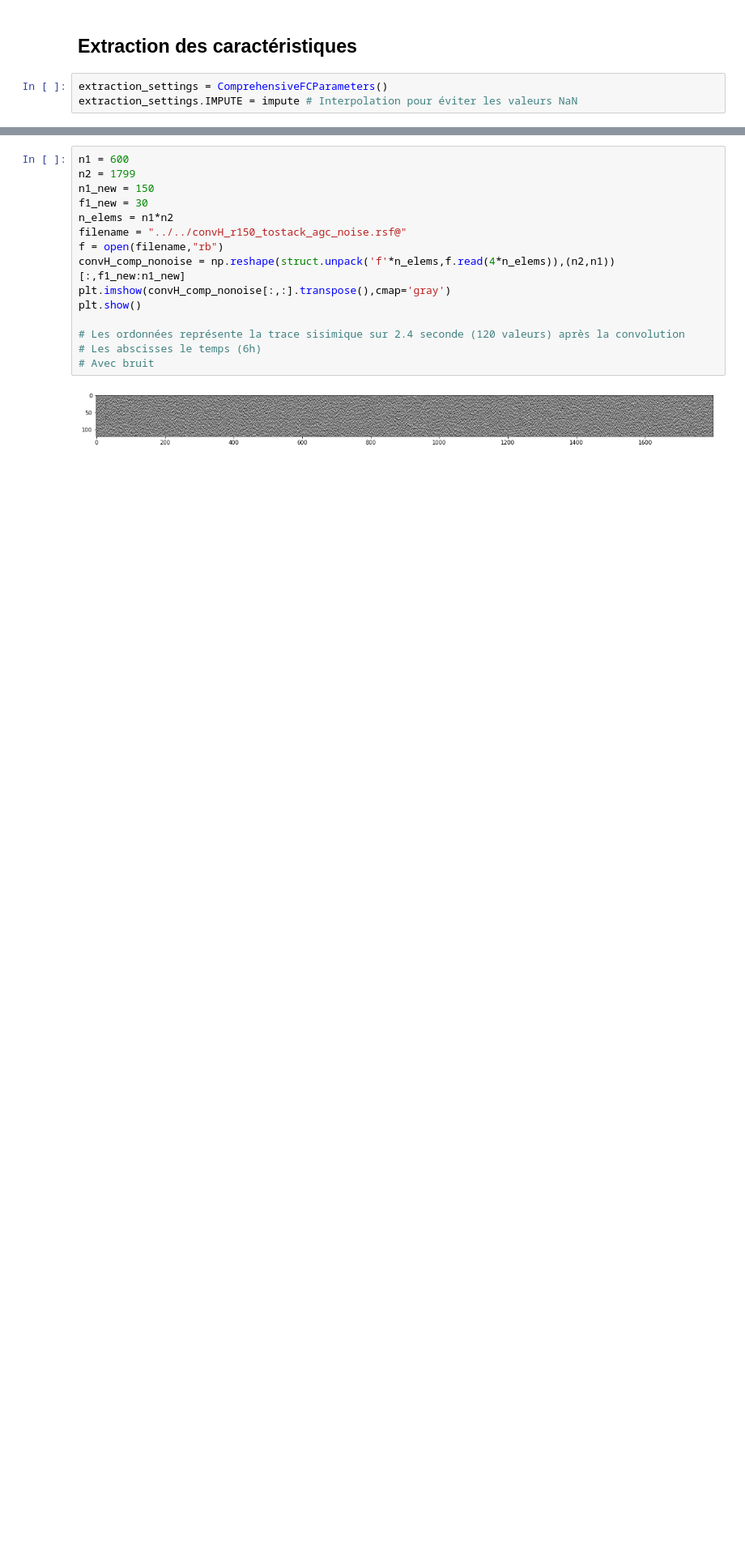
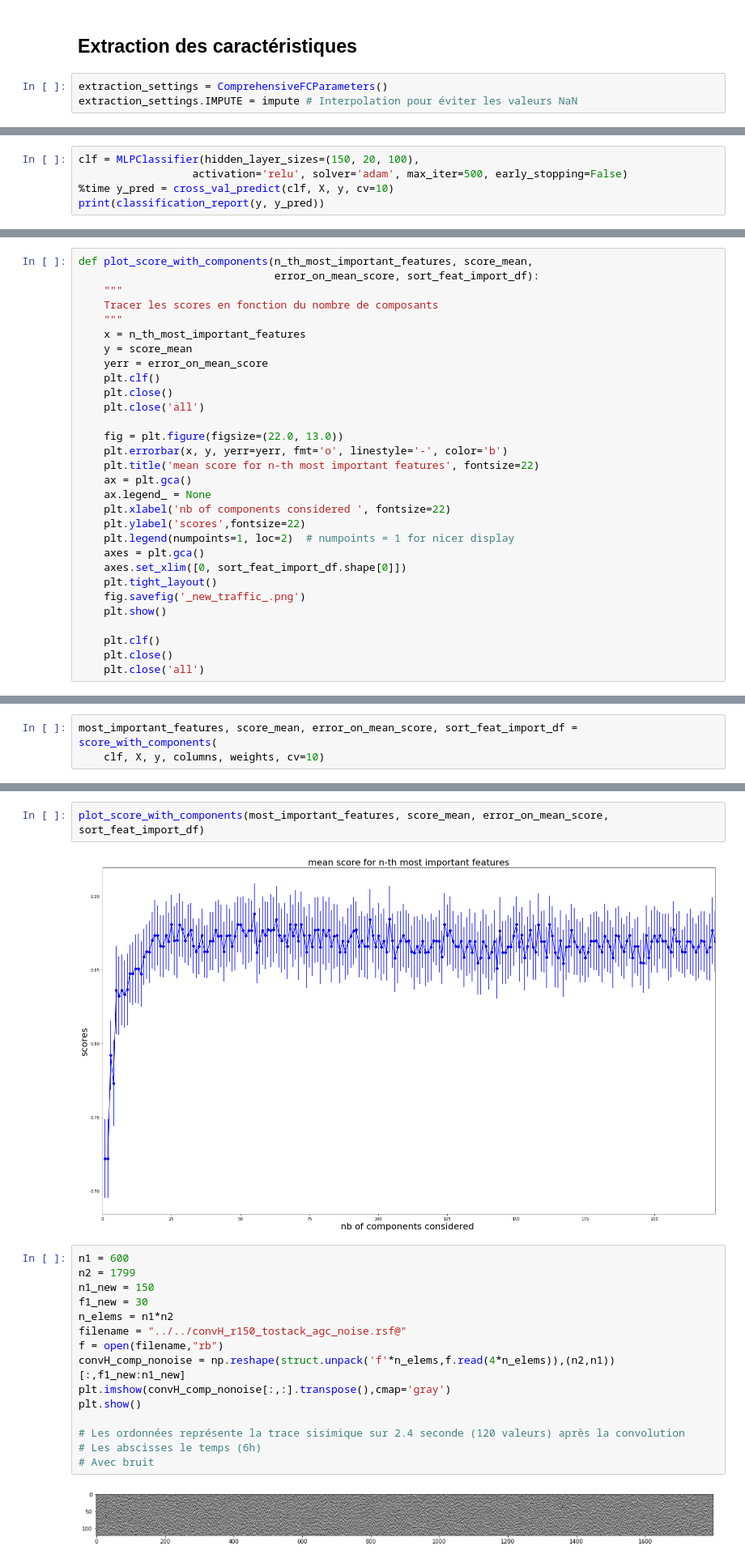
Before and after one commit to Alumet/Hackathon-subsurface, a Jupyter notebook: Détection des sources sismiques.ipynb, the cells around one changed output, grey strips where cells are left out. Shown at 81% size. Saved outputs shown, nothing was run; the diff lists cells and outputs as text; blank space fills up the shorter version.

```diff
--- a/Détection des sources sismiques.ipynb
+++ b/Détection des sources sismiques.ipynb
@@ -349,0 +211,5 @@ print(y[65:75])
+# %%
+clf = MLPClassifier(hidden_layer_sizes=(150, 20, 100),
+                  activation='relu', solver='adam', max_iter=500, early_stopping=False)
+%time y_pred = cross_val_predict(clf, X, y, cv=10)
+print(classification_report(y, y_pred))
@@ -349,0 +300,30 @@ print(y[65:75])
+# %%
+def plot_score_with_components(n_th_most_important_features, score_mean,
+                               error_on_mean_score, sort_feat_import_df):
+    """
+    Tracer les scores en fonction du nombre de composants
+    """
+    x = n_th_most_important_features
+    y = score_mean
+    yerr = error_on_mean_score
+    plt.clf()
+    plt.close()
+    plt.close('all')
+
+    fig = plt.figure(figsize=(22.0, 13.0))
+    plt.errorbar(x, y, yerr=yerr, fmt='o', linestyle='-', color='b')
+    plt.title('mean score for n-th most important features', fontsize=22)
+    ax = plt.gca()
+    ax.legend_ = None
+    plt.xlabel('nb of components considered ', fontsize=22)
+    plt.ylabel('scores',fontsize=22)
+    plt.legend(numpoints=1, loc=2)  # numpoints = 1 for nicer display
+    axes = plt.gca()
+    axes.set_xlim([0, sort_feat_import_df.shape[0]])
+    plt.tight_layout()
+    fig.savefig('_new_traffic_.png')
+    plt.show()
+
+    plt.clf()
+    plt.close()
+    plt.close('all')
@@ -349,0 +339,3 @@ print(y[65:75])
+# %%
+most_important_features, score_mean, error_on_mean_score, sort_feat_import_df = score_with_components(
+    clf, X, y, columns, weights, cv=10)
@@ -350,3 +360,7 @@ print(y[65:75])
+# %%
+plot_score_with_components(most_important_features, score_mean, error_on_mean_score, sort_feat_import_df)
+# %% [output]
+[figure, added]
 # %%
 n1 = 600
 n2 = 1799
```
Also changed, not shown: parts of 48 cells of this notebook.
